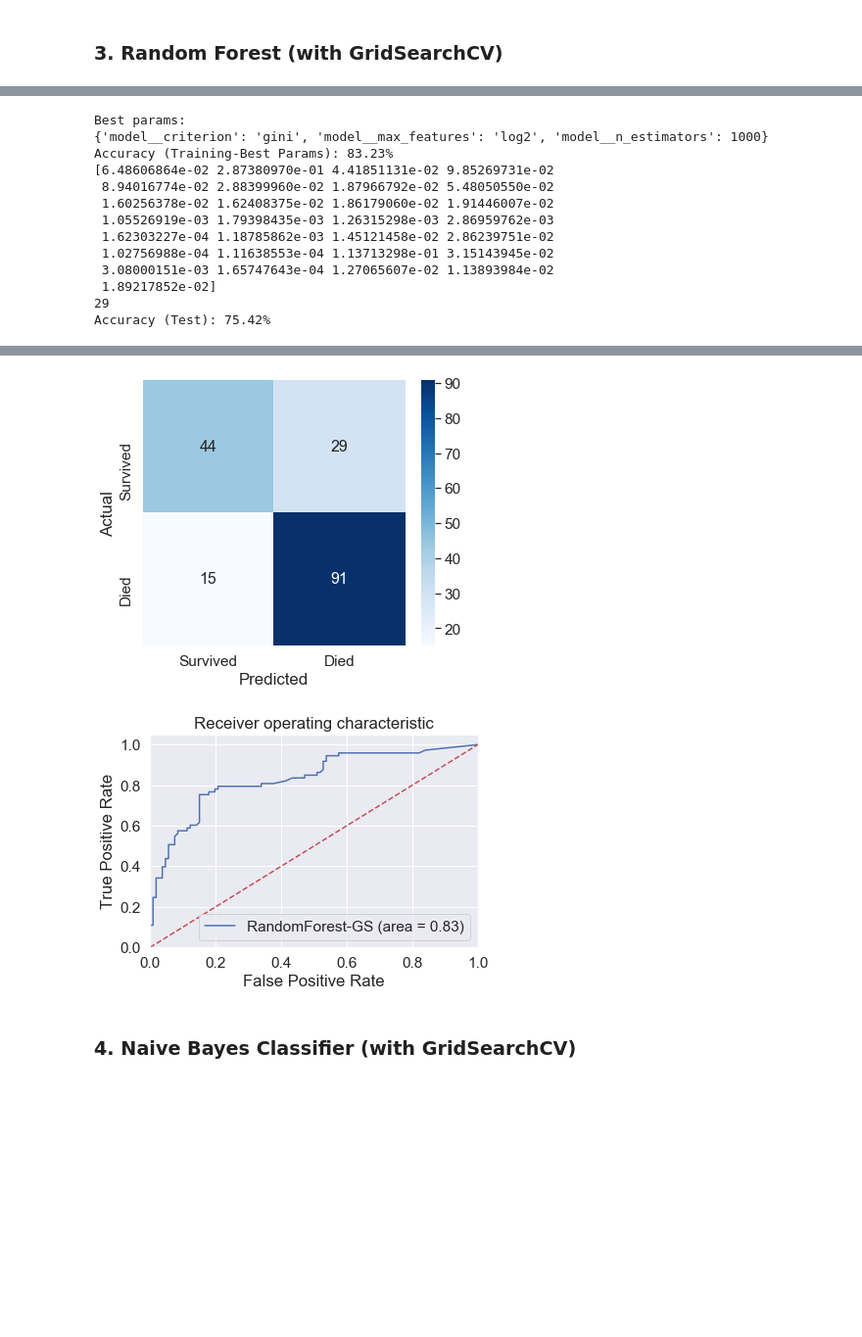
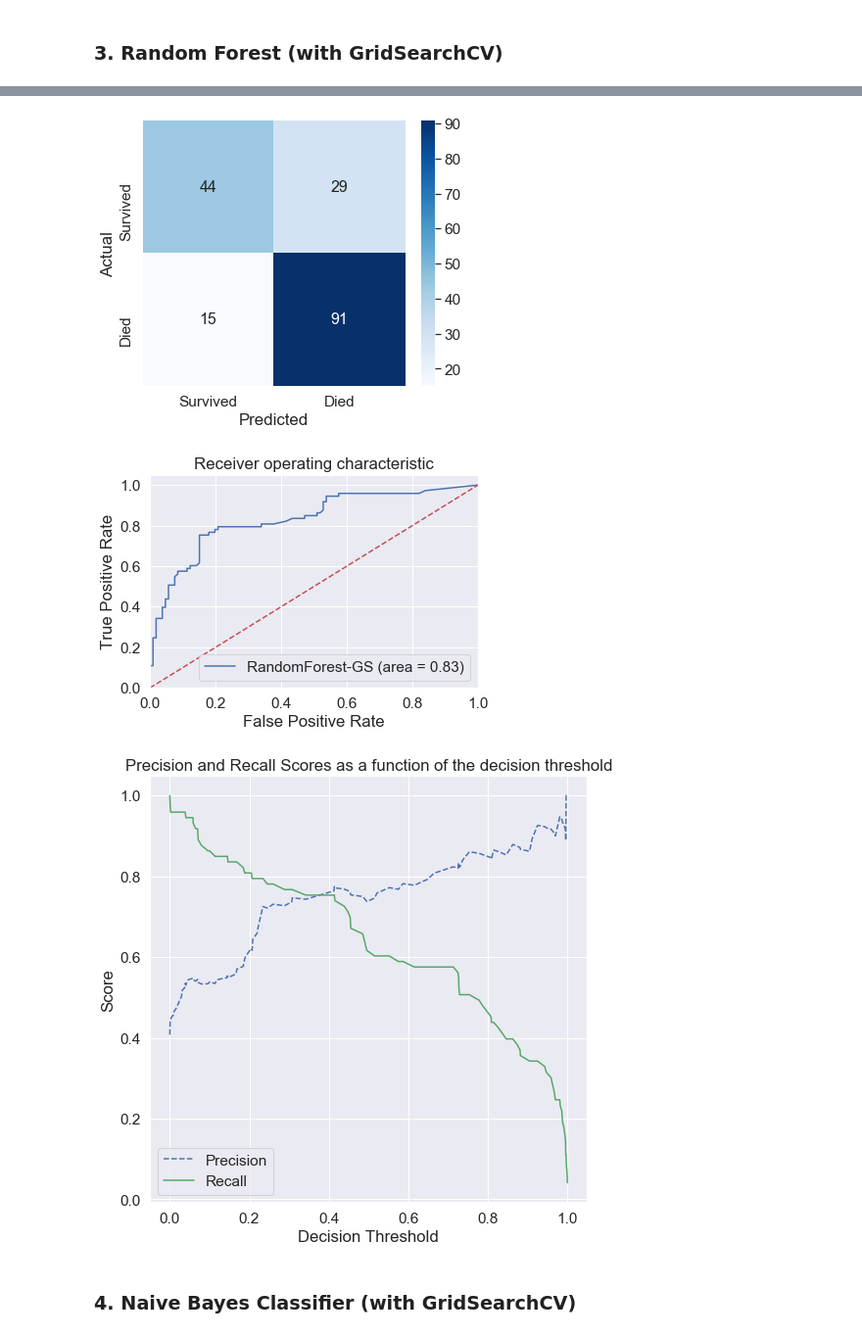
Before and after one commit to dexterch91/CA1-ML-Submission, a Jupyter notebook: CA1-Dexter Chew.ipynb, the cells around one changed output, grey strips where cells are left out. Shown at 98% size. Drawn from its saved outputs; the diff is of its cells as text; code cells hidden in the pictures; blank space fills up the shorter version.

```diff
--- a/CA1-Dexter Chew.ipynb
+++ b/CA1-Dexter Chew.ipynb
@@ -1051,5 +1092,5 @@ combination.sort_values().plot.barh(color='red')
 plt.title("Visualized Feature Importance: {}".format(model_name))
 
 #Test Set Model Performance
-RF_GS=modelEval(best_model,y_test,X_test,model_name)
+RF_GS,RF_GSf1=modelEval(best_model,y_test,X_test,model_name)
 # %% [output]
@@ -1060,19 +1112,7 @@ Fitting 10 folds for each of 18 candidates, totalling 180 fits
-Best params:
-{'model__criterion': 'gini', 'model__max_features': 'log2', 'model__n_estimators': 1000}
-Accuracy (Training-Best Params): 83.23%
-[6.48606864e-02 2.87380970e-01 4.41851131e-02 9.85269731e-02
- 8.94016774e-02 2.88399960e-02 1.87966792e-02 5.48050550e-02
- 1.60256378e-02 1.62408375e-02 1.86179060e-02 1.91446007e-02
- 1.05526919e-03 1.79398435e-03 1.26315298e-03 2.86959762e-03
- 1.62303227e-04 1.18785862e-03 1.45121458e-02 2.86239751e-02
- 1.02756988e-04 1.11638553e-04 1.13713298e-01 3.15143945e-02
- 3.08000151e-03 1.65747643e-04 1.27065607e-02 1.13893984e-02
- 1.89217852e-02]
-29
-Accuracy (Test): 75.42%
 [figure]
 [figure]
 [figure]
+[figure, added]
 # %% [markdown]
 ### 4. Naive Bayes Classifier (with GridSearchCV)
 # %%
```
Also changed, not shown: parts of 15 cells of this notebook, 1 other file.
